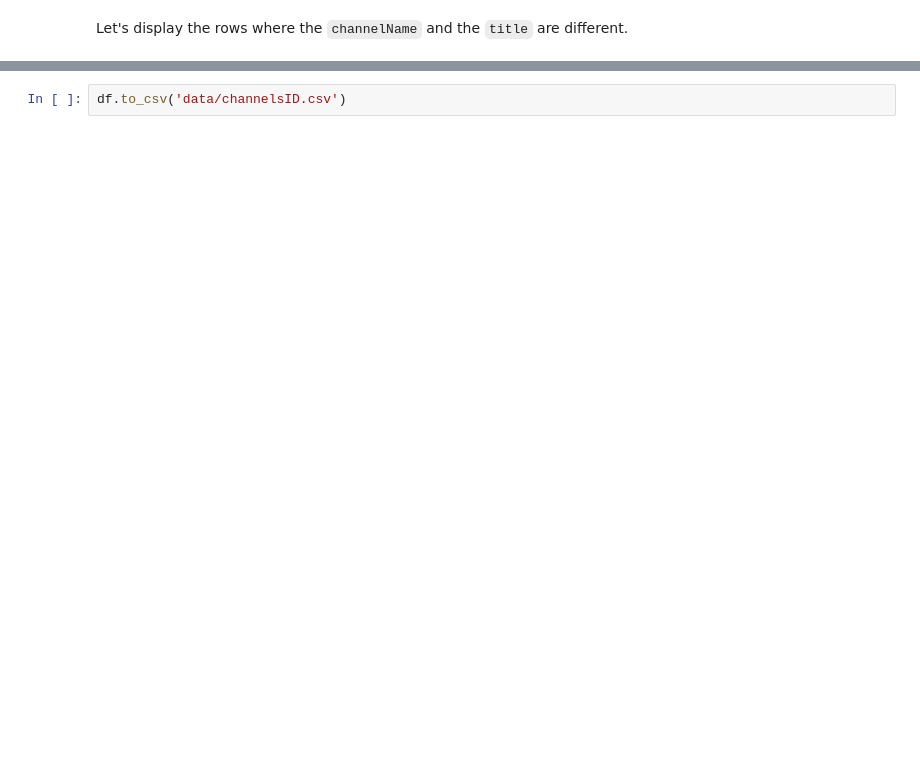
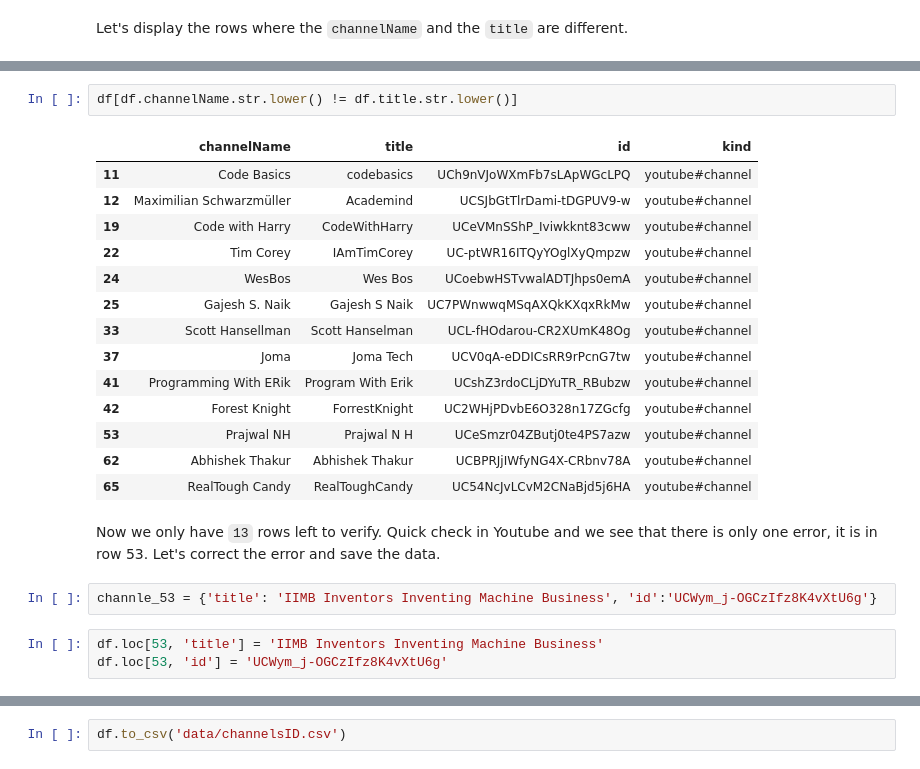
Before and after one commit to zakicode19/YouTubeApi, a Jupyter notebook: channels_id.ipynb, the cells around one changed output, grey strips where cells are left out. Drawn from its saved outputs; the diff is of its cells as text; blank space fills up the shorter version.

Commit message:
clean data in top-programming-guru.csv file and save it in new file channelListDB.csv

```diff
--- a/channels_id.ipynb
+++ b/channels_id.ipynb
@@ -179,0 +256,24 @@ We going to store data in `csv` file and check agin the difference between the c
+# %%
+df[df.channelName.str.lower() != df.title.str.lower()]
+# %% [output]
+|  | channelName | title | id | kind |
+| 11 | Code Basics | codebasics | UCh9nVJoWXmFb7sLApWGcLPQ | youtube#channel |
+| 12 | Maximilian Schwarzmüller | Academind | UCSJbGtTlrDami-tDGPUV9-w | youtube#channel |
+| 19 | Code with Harry | CodeWithHarry | UCeVMnSShP_Iviwkknt83cww | youtube#channel |
+| 22 | Tim Corey | IAmTimCorey | UC-ptWR16ITQyYOglXyQmpzw | youtube#channel |
+| 24 | WesBos | Wes Bos | UCoebwHSTvwalADTJhps0emA | youtube#channel |
+| 25 | Gajesh S. Naik | Gajesh S Naik | UC7PWnwwqMSqAXQkKXqxRkMw | youtube#channel |
+| 33 | Scott Hansellman | Scott Hanselman | UCL-fHOdarou-CR2XUmK48Og | youtube#channel |
+| 37 | Joma | Joma Tech | UCV0qA-eDDICsRR9rPcnG7tw | youtube#channel |
+| 41 | Programming With ERik | Program With Erik | UCshZ3rdoCLjDYuTR_RBubzw | youtube#channel |
+| 42 | Forest Knight | ForrestKnight | UC2WHjPDvbE6O328n17ZGcfg | youtube#channel |
+| 53 | Prajwal NH | Prajwal N H | UCeSmzr04ZButj0te4PS7azw | youtube#channel |
+| 62 | Abhishek Thakur | Abhishek Thakur | UCBPRJjIWfyNG4X-CRbnv78A | youtube#channel |
+| 65 | RealTough Candy | RealToughCandy | UC54NcJvLCvM2CNaBjd5j6HA | youtube#channel |
+# %% [markdown]
+Now we only have `13` rows left to verify. Quick check in Youtube and we see that there is only one error, it is in row 53. Let's correct the error and save the data.
+# %%
+channle_53 = {'title': 'IIMB Inventors Inventing Machine Business', 'id':'UCWym_j-OGCzIfz8K4vXtU6g'}
+# %%
+df.loc[53, 'title'] = 'IIMB Inventors Inventing Machine Business'
+df.loc[53, 'id'] = 'UCWym_j-OGCzIfz8K4vXtU6g'
```
Also changed, not shown: parts of 49 cells of this notebook, 2 other files.
